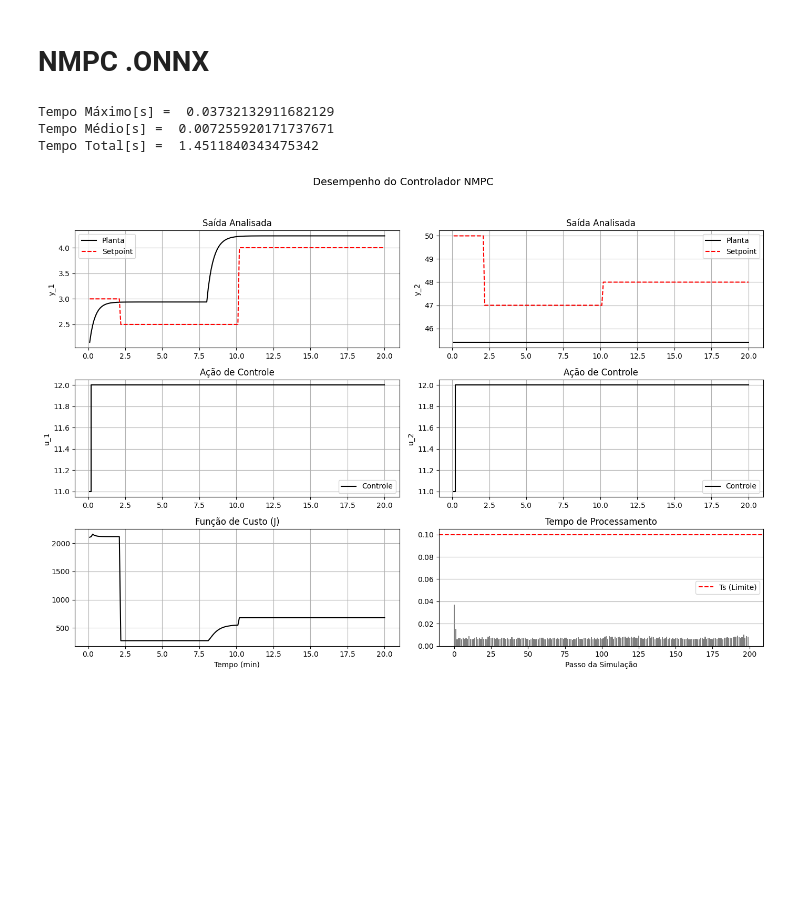
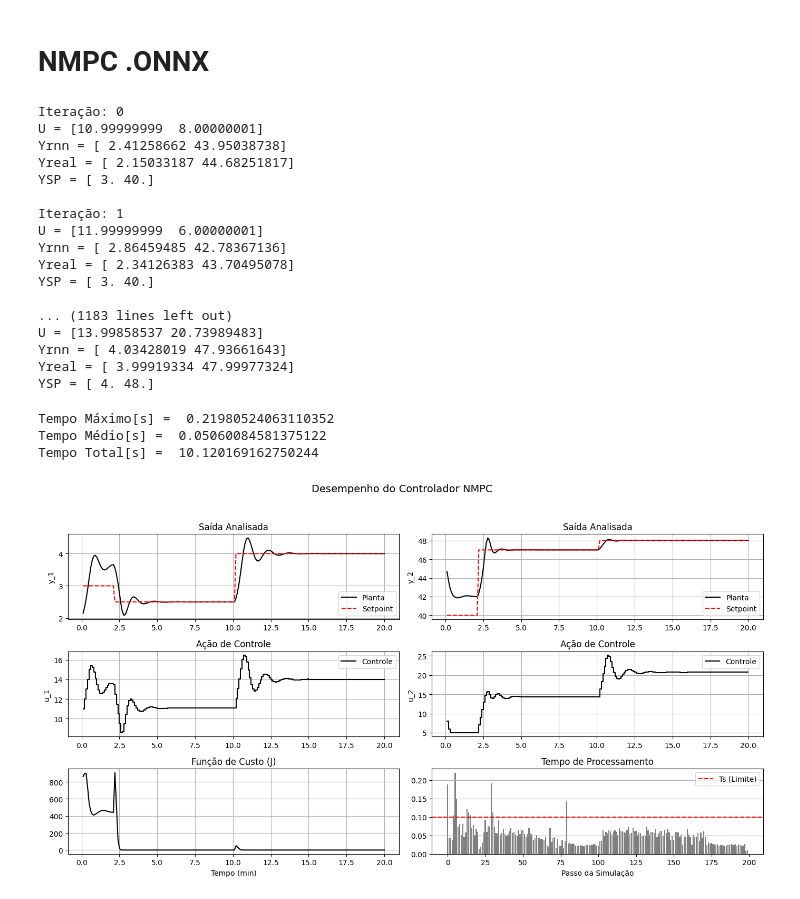
Before and after one commit to ChristianAllan/NMPC_with_RNA, a Jupyter notebook: MPC/NMPC_RNN.ipynb, the cells around one changed output. Drawn from its saved outputs; the diff is of its cells as text; code cells hidden in the pictures; blank space fills up the shorter version.

```diff
--- a/MPC/NMPC_RNN.ipynb
+++ b/MPC/NMPC_RNN.ipynb
@@ -475,13 +526,24 @@ import numpy as np
 # --------------------------------------------------------------------------
 # Função Objetivo do NMPC
 # --------------------------------------------------------------------------
-def fob_NMPC_RNN_onnx(du_flat, uk_1, Hp, Hc, ysp, q, r, x0m, x0, nu, sess):
+def fob_NMPC_RNN_onnx(du_flat, uk_1, Hp, Hc, ysp, q, r, x0m, x0, nu, sess, modelo):
+    '''
+    # TESTE DE MODELO
+    u_atual = uk_1.copy()
+    print(f'U =', u_atual)
+    y1 = rnn_predict_onnx(u_atual, sess)
+    print(f'Yrnn =', y1)
+    y2 = odeint(jacketed_tank, x0, [0, 0.1], args=(u_atual, modelo))[-1, :]
+    print(f'Yreal =', y2, '\n')
+    '''
+    # ---------
     du = du_flat.reshape((Hc, nu))
     cost = 0
     x_sim = x0m.copy() # Estado atual vindo do modelo/planta
     u_atual = uk_1.copy()
     x_next_m = rnn_predict_onnx(u_atual, sess)
     bias = x0 - x_next_m.flatten()
+    # print(bias)
     for i in range(Hp):
         if i < Hc:
             u_atual = u_atual + du[i, :]
@@ -498,11 +560,12 @@ def fob_NMPC_RNN_onnx(du_flat, uk_1, Hp, Hc, ysp, q, r, x0m, x0, nu, sess):
         #print(f'Erro', error.shape)
         #print(f'u_atual', u_atual)
 
-        cost += np.dot(error, np.dot(np.diag(q), error))
+        cost += error @ np.diag(q) @ error
+        #cost += np.dot(error, np.dot(np.diag(q), error))
         #print(f'Cost', cost)
         if i < Hc:
             cost += np.dot(du[i, :], np.dot(np.diag(r), du[i, :]))
-
+    #print(f"DU: {du_flat[:2]} | Cost: {cost}") # Descomente para ver se o custo muda
     return cost
 # %%
 import numpy as np
@@ -522,7 +585,7 @@ nu, ny = 2, 2
 # Restrições
 umin = np.array([5, 5])
 umax = np.array([20, 30])
-dumax = np.array([2, 4])
+dumax = np.array([1, 2])
 
 # Condições iniciais
 uk_1 = np.array([10.0, 10.0])
@@ -544,7 +607,7 @@ import time
 
 for k in range(nsim):
     if(k<20):
-        ysp = np.array([3.0, 50.0])
+        ysp = np.array([3.0, 40.0])
     if(20 < k < 100):
         ysp = np.array([2.5, 47.0])
     if(k>100):
@@ -565,18 +628,19 @@ for k in range(nsim):
     start_time = time.time() # 1 Marca o tempo de início
     res = minimize(fob_NMPC_RNN_onnx,
                    du0,
-                   args=(uk_1, Hp, Hc, ysp, q, r, x0m, x0, nu, sess),
+                   args=(uk_1, Hp, Hc, ysp, q, r, x0m, x0, nu, sess, modelo),
                    method='SLSQP',
                    bounds=bounds,
-                   constraints=constraints)
+                   constraints=constraints,
+                   options={'eps': 1e-3})
     history['nint'].append(res.nit)
     history['tcalc'].append(time.time() - start_time) # 2 Calcula a diferença
-    #print(res.x)
+    # print(res.x)
     du_opt = res.x.reshape((Hc, nu))
     uk_atual = uk_1 + du_opt[0, :]
 
     # Planta (Simulação real)
-    mult = 1 if k < 80 else 1.2
+    mult = 1 if k < 80 else 1.0
     u_planta = uk_atual * mult
     x_next_p = odeint(jacketed_tank, x0, [0, Ts], args=(u_planta, modelo))[-1, :]
 
@@ -587,6 +651,14 @@ for k in range(nsim):
     #memory_buffer = memory_buffer.reshape(1, 2)
     x_next_m = rnn_predict_onnx(memory_buffer, sess)
 
+    print(f'Iteração:', k)
+    print(f'U =', u_planta)
+    y1 = x_next_m
+    print(f'Yrnn =', y1)
+    y2 = x_next_p
+    print(f'Yreal =', y2)
+    print(f'YSP =', ysp, '\n')
+
     # Atualização
     history['yp'].append(x_next_p)
     history['uk'].append(uk_atual)
@@ -595,6 +667,24 @@ for k in range(nsim):
 
     x0, x0m, uk_1 = x_next_p, x_next_m, uk_atual
     du0 = np.concatenate([du_opt[1:], np.zeros((1, nu))]).flatten()
+# %% [output]
+Iteração: 0
+U = [10.99999999  8.00000001]
+Yrnn = [ 2.41258662 43.95038738]
+Yreal = [ 2.15033187 44.68251817]
+YSP = [ 3. 40.]
+
+Iteração: 1
+U = [11.99999999  6.00000001]
+Yrnn = [ 2.86459485 42.78367136]
+Yreal = [ 2.34126383 43.70495078]
+YSP = [ 3. 40.]
+
+... (1183 lines left out)
+U = [13.99858537 20.73989483]
+Yrnn = [ 4.03428019 47.93661643]
+Yreal = [ 3.99919334 47.99977324]
+YSP = [ 4. 48.]
 # %%
 import numpy as np
 import matplotlib.pyplot as plt
@@ -613,7 +703,7 @@ tempo_max = np.max(history['tcalc'])
 tempo_sum = np.sum(history['tcalc'])
 print(f'Tempo Máximo[s] = ', tempo_max, '\nTempo Médio[s] = ', tempo_medio, '\nTempo Total[s] = ', tempo_sum)
 
-fig, axs = plt.subplots(3, 2, figsize=(14, 10))
+fig, axs = plt.subplots(3, 2, figsize=(14, 8))
 fig.suptitle('Desempenho do Controlador NMPC', fontsize=14)
 
 # --- 1. SAÍDAS (y) ---
@@ -625,34 +715,34 @@ for i in range(ny):
     axs[0, i].grid(True)
     axs[0, i].legend()
 
 # --- 2. ENTRADAS (u) ---
 for i in range(nu):
     axs[1, i].step(t_axis, history['uk'][:, i], 'k', label='Controle', where='post')
     axs[1, i].set_title(f'Ação de Controle')
     axs[1, i].set_ylabel(f'u_{i+1}')
     axs[1, i].grid(True)
     axs[1, i].legend()
 
 # --- 3. DESEMPENHO (Custo e Tempo) ---
 # Gráfico de Custo
 axs[2, 0].plot(t_axis, history['J'], 'k', label= 'Custo', linewidth=1.5)
 axs[2, 0].set_title('Função de Custo (J)')
 axs[2, 0].set_xlabel('Tempo (min)')
 axs[2, 0].grid(True)
 
 # Gráfico de Tempo de Cálculo
 axs[2, 1].bar(range(nsim), history['tcalc'], color='k', alpha=0.5)
 axs[2, 1].axhline(y=Ts, color='r', linestyle='--', label='Ts (Limite)')
 axs[2, 1].set_title('Tempo de Processamento')
 axs[2, 1].set_xlabel('Passo da Simulação')
 axs[2, 1].legend()
 axs[2, 1].grid(axis='y')
 
 # Ajuste fino para não sobrepor títulos e eixos
 plt.tight_layout(rect=[0, 0.03, 1, 0.95])
 plt.show()
 # %% [output]
-Tempo Máximo[s] =  0.03732132911682129
-Tempo Médio[s] =  0.007255920171737671
-Tempo Total[s] =  1.4511840343475342
+Tempo Máximo[s] =  0.21980524063110352
+Tempo Médio[s] =  0.05060084581375122
+Tempo Total[s] =  10.120169162750244
-[figure, old version]
+[figure, new version]
```
Also changed, not shown: parts of 5 cells of this notebook, 3 other files.
